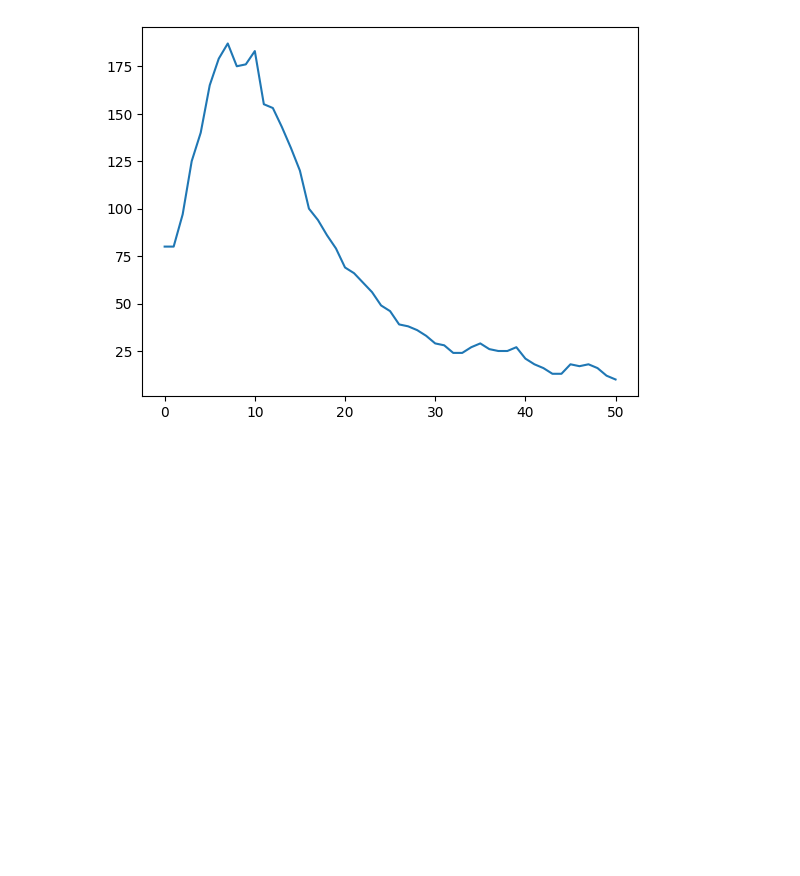
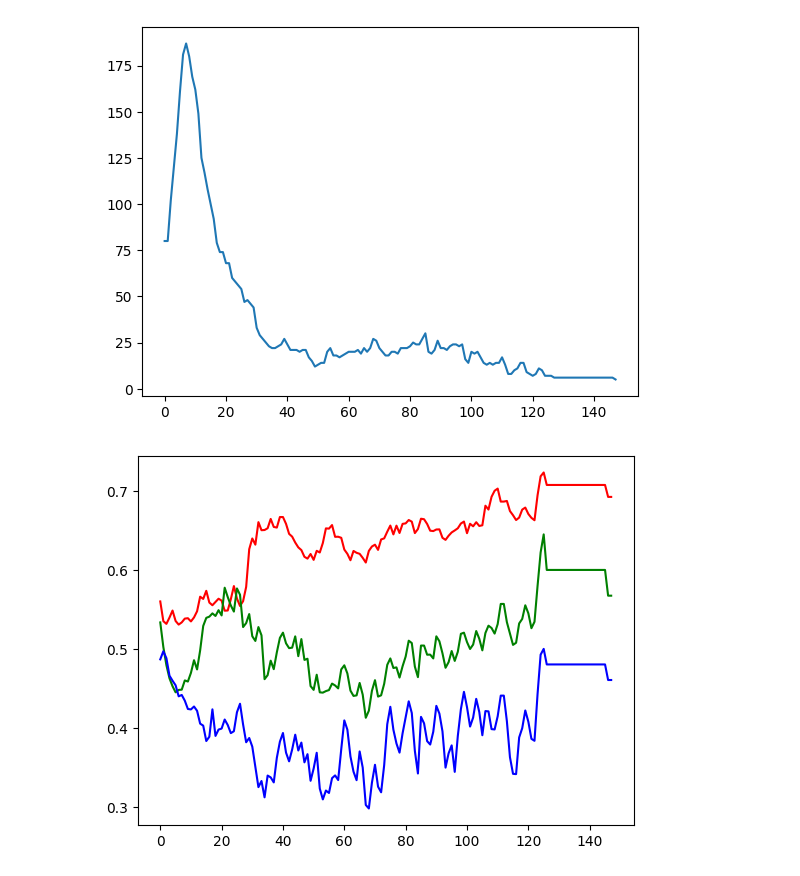
Before and after one commit to ProgMod-X/CellLife, a Jupyter notebook: main.ipynb, the cells around one changed output. Cells and saved outputs as stored; diff of their text form; code cells hidden in the pictures; blank space fills up the shorter version.

```diff
--- a/main.ipynb
+++ b/main.ipynb
@@ -211,49 +211,54 @@ try:
                 else:
                     entity.har_mål = False
                 entity.energi -= 1
                 if entity.energi <= 0:
                     døande.append(entity)
         population.append(cell_count)
         for entity in døande:
             fjern_celle(entity)
 
-        if time%100 == 0:
-            antal_celler = 0
-            gen_1_sum = 0
-            gen_2_sum = 0
-            gen_3_sum = 0
-            for entity in entities:
-                if type(entity) == Celle:
-                    antal_celler += 1
-                    gen_1_sum += entity.gen_mål_ønske
-                    gen_2_sum += entity.gen_syn_og_energi_effektivitet
-                    gen_3_sum += entity.gen_energi_overføring
-            gen_1_snitt = gen_1_sum/antal_celler
-            gen_2_snitt = gen_2_sum/antal_celler
-            gen_3_snitt = gen_3_sum/antal_celler
-            gen_1_snitt_liste.append(gen_1_snitt)
-            gen_2_snitt_liste.append(gen_2_snitt)
-            gen_3_snitt_liste.append(gen_3_snitt)
-        time += 1
+        antal_celler = 0
+        gen_1_sum = 0
+        gen_2_sum = 0
+        gen_3_sum = 0
+        for entity in entities:
+            if type(entity) == Celle:
+                antal_celler += 1
+                gen_1_sum += entity.gen_mål_ønske
+                gen_2_sum += entity.gen_syn_og_energi_effektivitet
+                gen_3_sum += entity.gen_energi_overføring
+        gen_1_snitt = gen_1_sum/antal_celler
+        gen_2_snitt = gen_2_sum/antal_celler
+        gen_3_snitt = gen_3_sum/antal_celler
+        gen_1_snitt_liste.append(gen_1_snitt)
+        gen_2_snitt_liste.append(gen_2_snitt)
+        gen_3_snitt_liste.append(gen_3_snitt)
 
         # Draw everything
         with hold_canvas():
             draw_world(canvas)
             for entity in entities:
                 entity.tegn(canvas, tile_size, rect_size)
                 if type(entity) == Celle:
                     nabolag = get_nabolag(entity.pos_x, entity.pos_y, entity.sight_range)
                     #draw_nabolag(nabolag, entity)
 
         if cell_count <= 5:
             break
         sleep(0.05)
         #input("press enter to continue")
 except KeyboardInterrupt:
     pass
 
 plt.plot(time_list, population)
 plt.show()
+
+plt.plot(time_list, gen_1_snitt_liste, "red")
+plt.plot(time_list, gen_2_snitt_liste, "green")
+plt.plot(time_list, gen_3_snitt_liste, "blue")
+plt.ylim(0, 1)
+plt.show()
 # %% [output]
 [interactive output not drawn]
-[figure, old version]
+[figure, new version]
+[figure, added]
```
